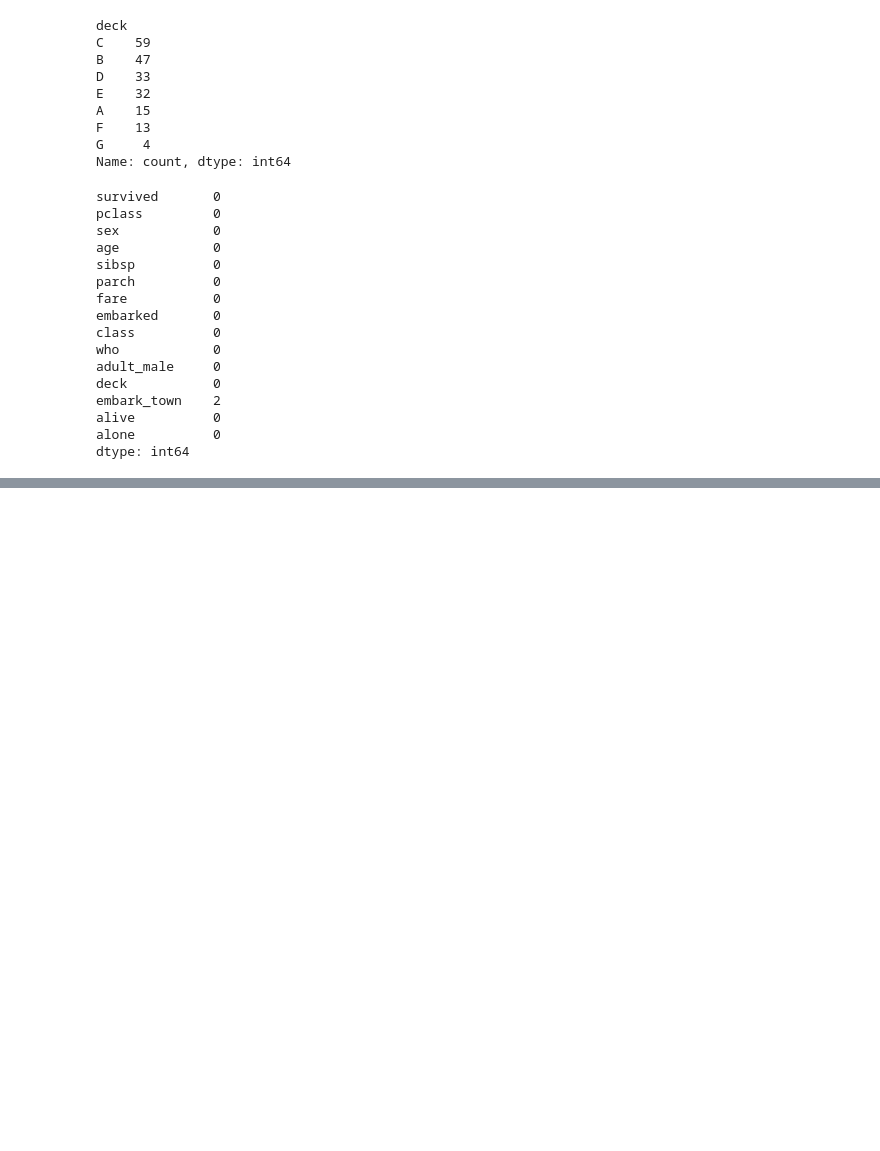
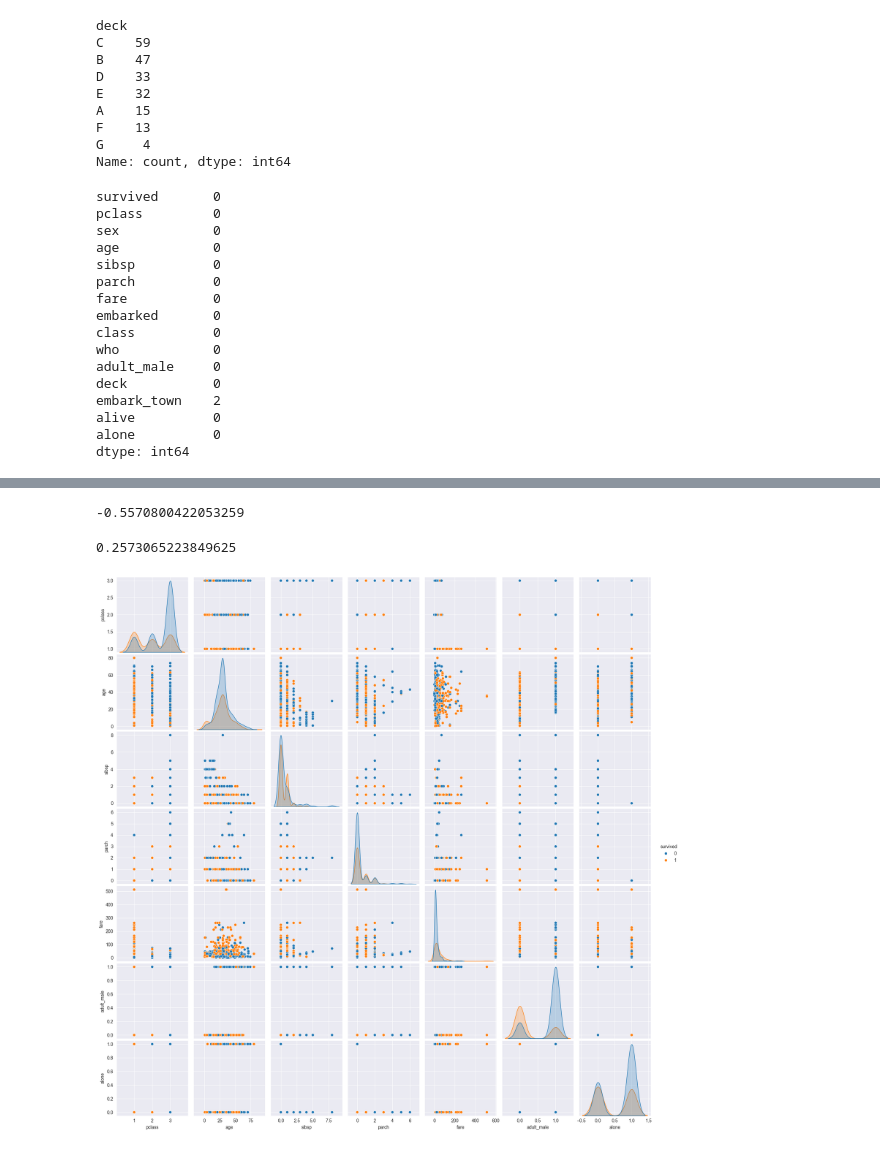
Before and after one commit to Ihan0316/ai_scool, a Jupyter notebook: 7-9/titanic_analysis.ipynb, the cells around one changed output, grey strips where cells are left out. Saved outputs shown, nothing was run; the diff lists cells and outputs as text; code cells hidden in the pictures; blank space fills up the shorter version.

```diff
--- a/7-9/titanic_analysis.ipynb
+++ b/7-9/titanic_analysis.ipynb
@@ -109,0 +160,13 @@ dtype: int64
+# %%
+titanic['survived'].corr(titanic['adult_male'])
+# %% [output]
+-0.5570800422053259
+# %%
+titanic['survived'].corr(titanic['fare'])
+# %% [output]
+0.2573065223849625
+# %%
+sns.pairplot(titanic, hue = 'survived')
+plt.show()
+# %% [output]
+[figure, added]
```
Also changed, not shown: parts of 9 cells of this notebook.
